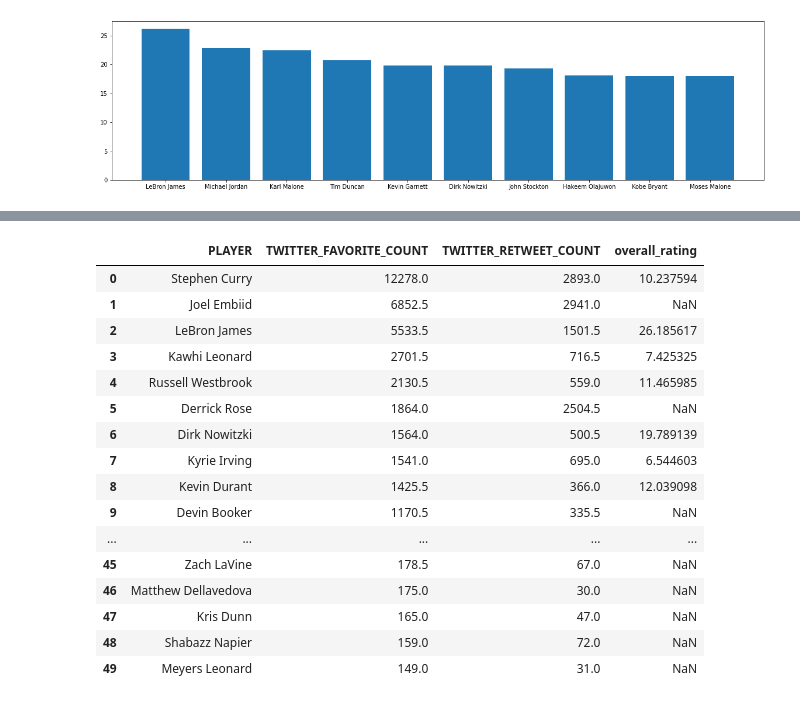
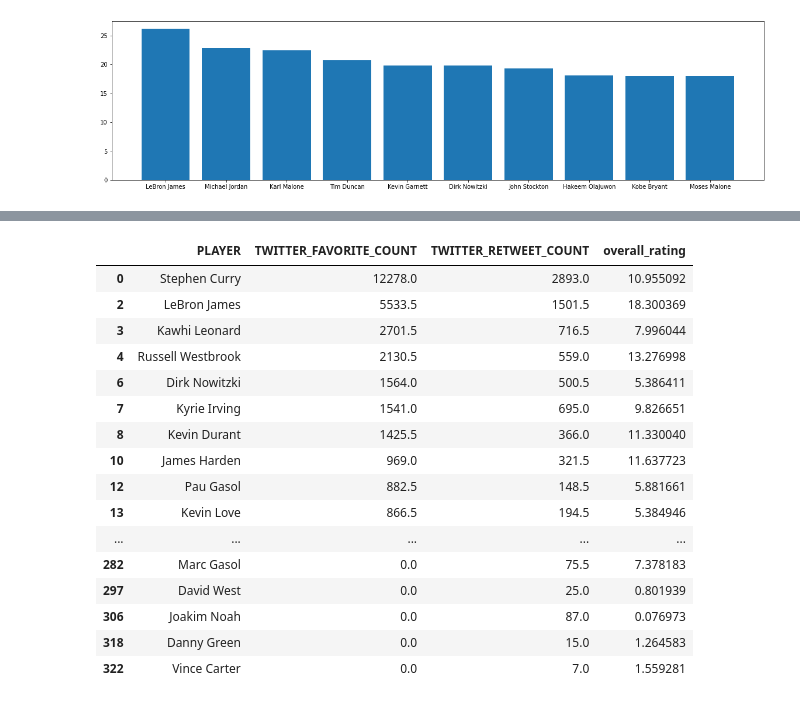
Before and after one commit to acook4148/CMSC320FinalProject, a Jupyter notebook: NBA Anal(ysis).ipynb, the cells around one changed output, grey strips where cells are left out. Cells and saved outputs as stored; diff of their text form; code cells hidden in the pictures.

```diff
--- a/NBA Anal(ysis).ipynb
+++ b/NBA Anal(ysis).ipynb
@@ -535,25 +735,63 @@ combined[0:10]
+# %%
+#looking at overall totals
+combined2017['off_rating']= (combined2017['career_PTS']+1.7*combined2017['career_AST']-3*combined2017['career_TOV']+2*combined2017['career_ORB'])
+
+#incorporating shooting efficiency
+combined2017['off_rating_2']= ((2*combined2017['career_2P']*combined2017['career_2P%'])+(3*combined2017['career_3P']*combined2017['career_3P%'])
+                           +.5*combined2017['career_AST']-3*combined2017['career_TOV']+combined2017['career_ORB'])
+
+#emphasizing team play and looking at games played
+combined2017['off_rating_3']=(.8*combined2017['career_PTS']+4*combined2017['career_AST']
+                          -4*combined2017['career_TOV']+3*combined2017['career_ORB'])
+
+
+combined2017['off_rating_4']= (combined2017['career_PTS']+1.7*combined2017['career_AST']-3*combined2017['career_TOV']+2*combined2017['career_ORB'])*np.log(combined2017['career_MP'])
+
+
+#final is combination of ratings
+combined2017['overall_off_rating']= (.9*(combined2017['off_rating']-combined2017['off_rating'].mean())/combined2017['off_rating'].std()+
+                                 (combined2017['off_rating_2']-combined2017['off_rating_2'].mean())/combined2017['off_rating_2'].std()+
+                                 .7*(combined2017['off_rating_3']-combined2017['off_rating_3'].mean())/combined2017['off_rating_3'].std()+
+                                .9*(combined2017['off_rating_4']-combined2017['off_rating_4'].mean())/combined2017['off_rating_4'].std())
+
+combined2017['shoot_rating_1']= np.log(combined2017['career_GS'])*(3*combined2017['career_3P%']*combined2017['career_3P'])
+
+#looking at overall totals
+combined2017['def_rating_1']= (combined2017['career_BLK']+combined2017['career_STL']+combined2017['career_DRB'])
+
+#incorporating shooting efficiency
+combined2017['def_rating_2']= (combined2017['career_BLK']+3*combined2017['career_STL']+combined2017['career_DRB'])
+
+combined2017['overall_def_rating']= ((combined2017['def_rating_1']-combined2017['def_rating_1'].mean())/combined2017['def_rating_1'].std()+
+                                 (combined2017['def_rating_2']-combined2017['def_rating_2'].mean())/combined2017['def_rating_2'].std()
+                               )
+
+combined2017['overall_rating']= (.5*(combined2017['overall_def_rating']-combined2017['overall_def_rating'].mean())/combined2017['overall_def_rating'].std()+
+                                 3*(combined2017['overall_off_rating']-combined2017['overall_off_rating'].mean())/combined2017['overall_off_rating'].std()
+                             +.1*combined2017['WS'])
 # %%
 twitterNBA = pd.read_csv("nba_2017_twitter_players.csv")
 twitterNBA = twitterNBA.sort_values(by=['TWITTER_FAVORITE_COUNT'], ascending = False, ignore_index = True)
-twitterNBA = twitterNBA.join(combined[0:1000]['overall_rating'], on='PLAYER')# insert(2, 'Overall_Rating', combined[0:50]['overall_rating'], True)
+twitterNBA = twitterNBA.join(combined2017['overall_rating'], on='PLAYER')
+# twitterNBA = twitterNBA.replace(np.NaN,0 )
+twitterNBA = twitterNBA.dropna()
 twitterNBA.head(50)
-# plt.scatter()
 # %% [output]
 |  | PLAYER | TWITTER_FAVORITE_COUNT | TWITTER_RETWEET_COUNT | overall_rating |
-| 0 | Stephen Curry | 12278.0 | 2893.0 | 10.237594 |
-| 1 | Joel Embiid | 6852.5 | 2941.0 | NaN |
-| 2 | LeBron James | 5533.5 | 1501.5 | 26.185617 |
-| 3 | Kawhi Leonard | 2701.5 | 716.5 | 7.425325 |
-| 4 | Russell Westbrook | 2130.5 | 559.0 | 11.465985 |
-| 5 | Derrick Rose | 1864.0 | 2504.5 | NaN |
-| 6 | Dirk Nowitzki | 1564.0 | 500.5 | 19.789139 |
-| 7 | Kyrie Irving | 1541.0 | 695.0 | 6.544603 |
-| 8 | Kevin Durant | 1425.5 | 366.0 | 12.039098 |
-| 9 | Devin Booker | 1170.5 | 335.5 | NaN |
+| 0 | Stephen Curry | 12278.0 | 2893.0 | 10.955092 |
+| 2 | LeBron James | 5533.5 | 1501.5 | 18.300369 |
+| 3 | Kawhi Leonard | 2701.5 | 716.5 | 7.996044 |
+| 4 | Russell Westbrook | 2130.5 | 559.0 | 13.276998 |
+| 6 | Dirk Nowitzki | 1564.0 | 500.5 | 5.386411 |
+| 7 | Kyrie Irving | 1541.0 | 695.0 | 9.826651 |
+| 8 | Kevin Durant | 1425.5 | 366.0 | 11.330040 |
+| 10 | James Harden | 969.0 | 321.5 | 11.637723 |
+| 12 | Pau Gasol | 882.5 | 148.5 | 5.881661 |
+| 13 | Kevin Love | 866.5 | 194.5 | 5.384946 |
 | ... | ... | ... | ... | ... |
-| 45 | Zach LaVine | 178.5 | 67.0 | NaN |
-| 46 | Matthew Dellavedova | 175.0 | 30.0 | NaN |
-| 47 | Kris Dunn | 165.0 | 47.0 | NaN |
-| 48 | Shabazz Napier | 159.0 | 72.0 | NaN |
-| 49 | Meyers Leonard | 149.0 | 31.0 | NaN |
+| 282 | Marc Gasol | 0.0 | 75.5 | 7.378183 |
+| 297 | David West | 0.0 | 25.0 | 0.801939 |
+| 306 | Joakim Noah | 0.0 | 87.0 | 0.076973 |
+| 318 | Danny Green | 0.0 | 15.0 | 1.264583 |
+| 322 | Vince Carter | 0.0 | 7.0 | 1.559281 |
 # %%
```
Also changed, not shown: parts of 8 cells of this notebook.
